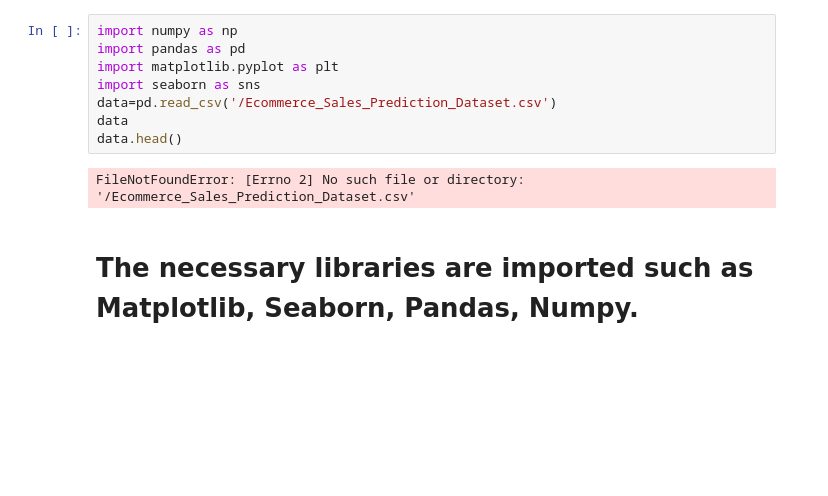
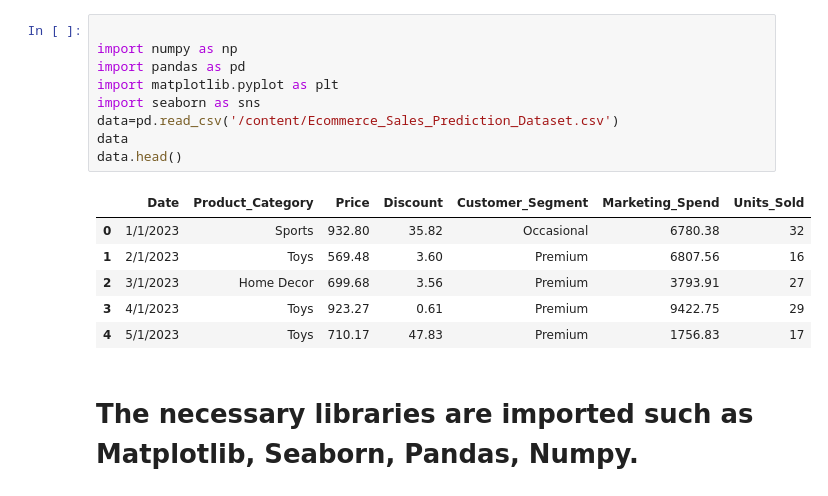
Before and after one commit to Praveenpadidapu/ML-Assignments, a Jupyter notebook: EDA.ipynb, the cells around one changed output. Saved outputs shown, nothing was run; the diff lists cells and outputs as text; blank space fills up the shorter version.

```diff
--- a/EDA.ipynb
+++ b/EDA.ipynb
@@ -3,15 +3,21 @@
 # %% [markdown]
 ![Gemini_Generated_Image_r6b82er6b82er6b8.jpg](embedded-picture-1)
 # %%
+
 import numpy as np
 import pandas as pd
 import matplotlib.pyplot as plt
 import seaborn as sns
-data=pd.read_csv('/Ecommerce_Sales_Prediction_Dataset.csv')
+data=pd.read_csv('/content/Ecommerce_Sales_Prediction_Dataset.csv')
 data
 data.head()
 # %% [output]
-FileNotFoundError: [Errno 2] No such file or directory: '/Ecommerce_Sales_Prediction_Dataset.csv'
+|  | Date | Product_Category | Price | Discount | Customer_Segment | Marketing_Spend | Units_Sold |
+| 0 | 1/1/2023 | Sports | 932.80 | 35.82 | Occasional | 6780.38 | 32 |
+| 1 | 2/1/2023 | Toys | 569.48 | 3.60 | Premium | 6807.56 | 16 |
+| 2 | 3/1/2023 | Home Decor | 699.68 | 3.56 | Premium | 3793.91 | 27 |
+| 3 | 4/1/2023 | Toys | 923.27 | 0.61 | Premium | 9422.75 | 29 |
+| 4 | 5/1/2023 | Toys | 710.17 | 47.83 | Premium | 1756.83 | 17 |
 # %% [markdown]
 # The necessary libraries are imported such as Matplotlib, Seaborn, Pandas, Numpy.
 # %% [markdown]
```
Also changed, not shown: parts of 4 cells of this notebook.
